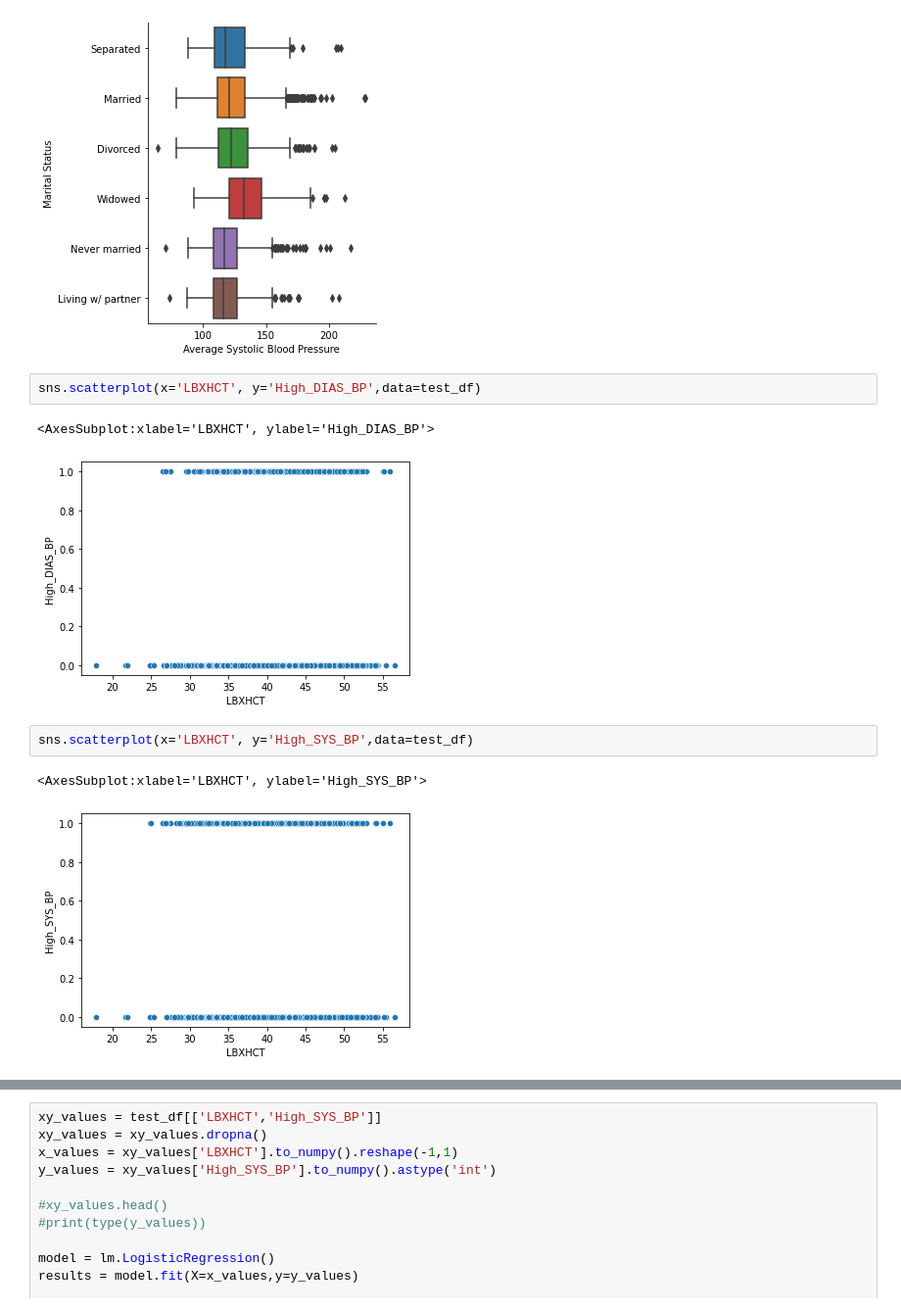
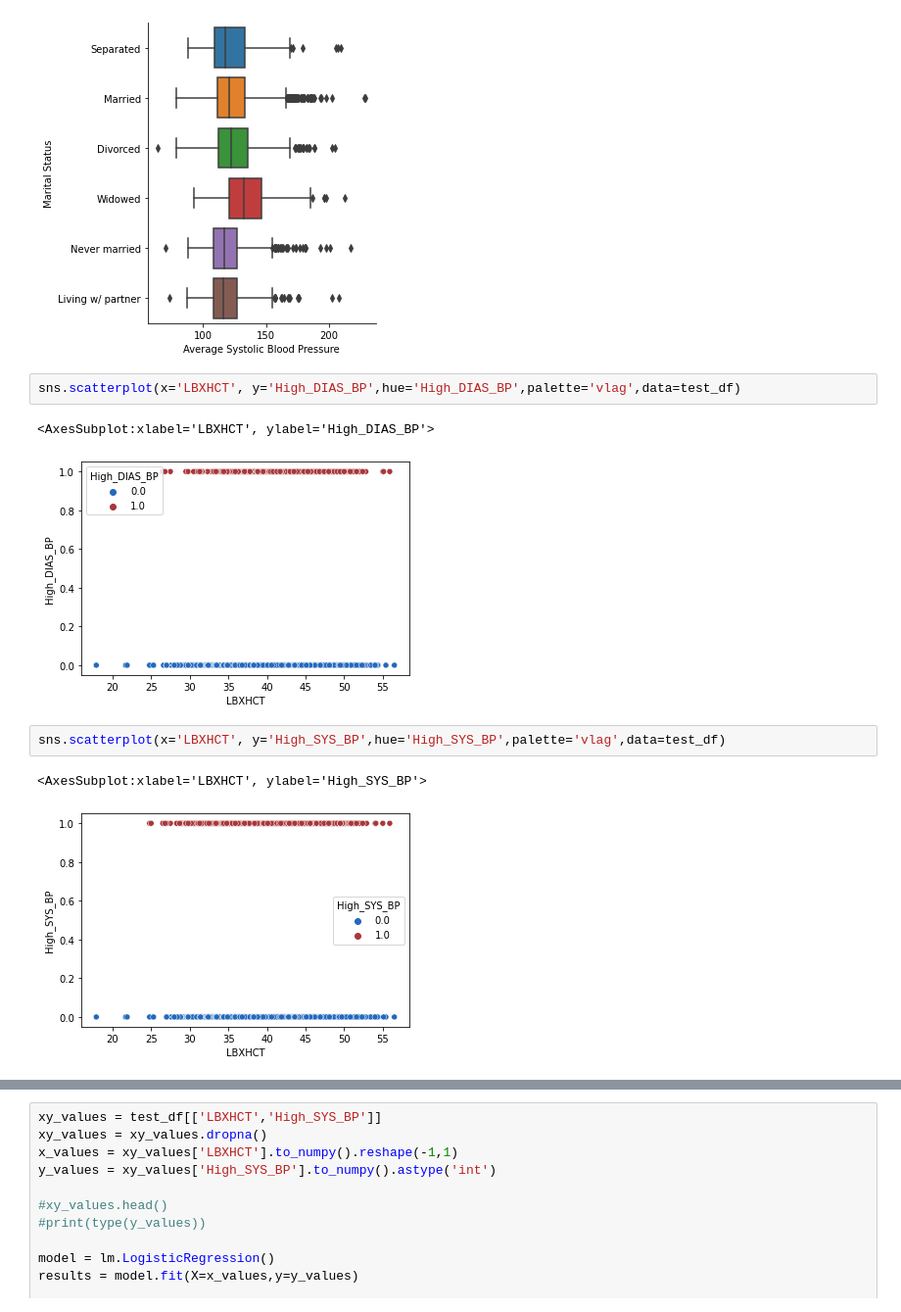
Before and after one commit to noodleybroodley/Final-Capstone, a Jupyter notebook: notebooks/test.ipynb, the cells around one changed output, grey strips where cells are left out. Shown at 98% size. Drawn from its saved outputs; the diff is of its cells as text.

```diff
--- a/notebooks/test.ipynb
+++ b/notebooks/test.ipynb
@@ -155,15 +172,15 @@ plt.ylabel("Marital Status")
 Text(-61.825, 0.5, 'Marital Status')
 [figure]
 # %%
-sns.scatterplot(x='LBXHCT', y='High_DIAS_BP',data=test_df)
+sns.scatterplot(x='LBXHCT', y='High_DIAS_BP',hue='High_DIAS_BP',palette='vlag',data=test_df)
 # %% [output]
 <AxesSubplot:xlabel='LBXHCT', ylabel='High_DIAS_BP'>
-[figure, old version]
+[figure, new version]
 # %%
-sns.scatterplot(x='LBXHCT', y='High_SYS_BP',data=test_df)
+sns.scatterplot(x='LBXHCT', y='High_SYS_BP',hue='High_SYS_BP',palette='vlag',data=test_df)
 # %% [output]
 <AxesSubplot:xlabel='LBXHCT', ylabel='High_SYS_BP'>
-[figure, old version]
+[figure, new version]
 # %%
 xy_values = test_df[['LBXHCT','High_SYS_BP']]
 xy_values = xy_values.dropna()
```
Also changed, not shown: parts of 5 cells of this notebook, 1 other file.
